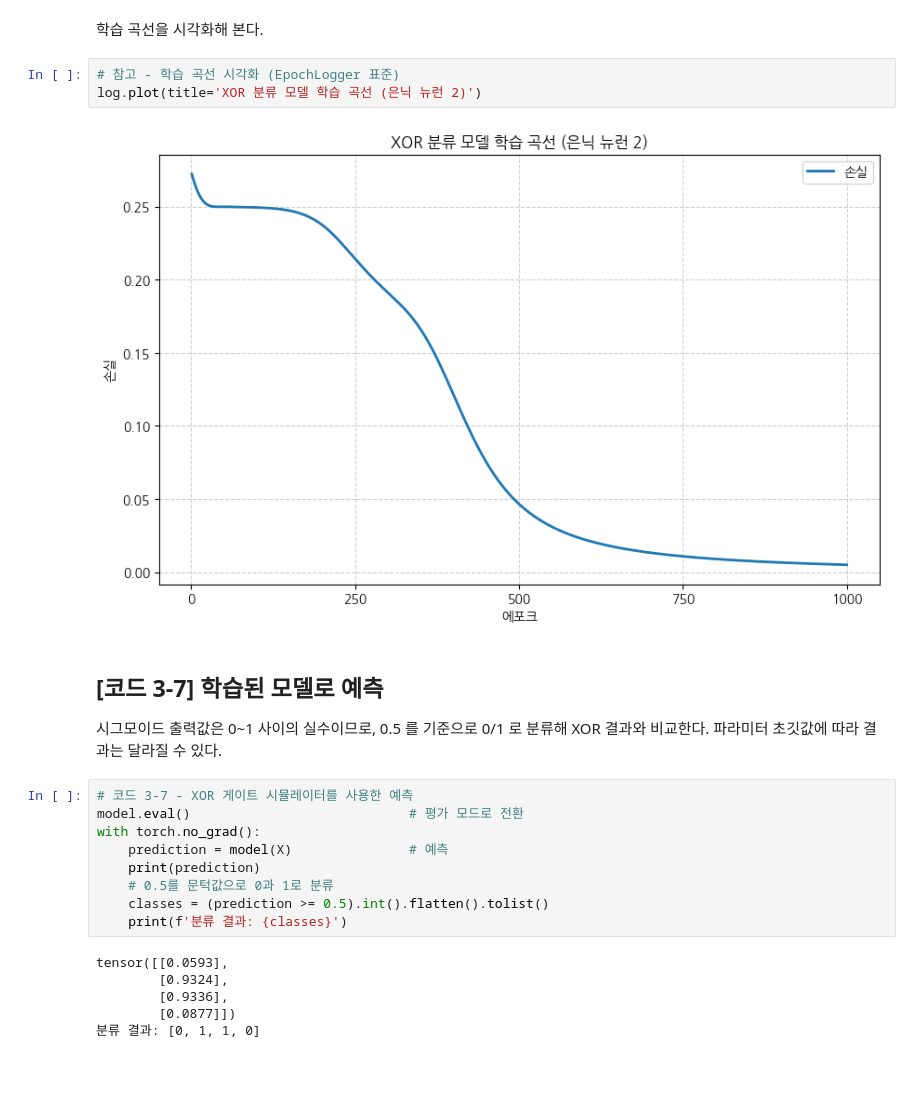
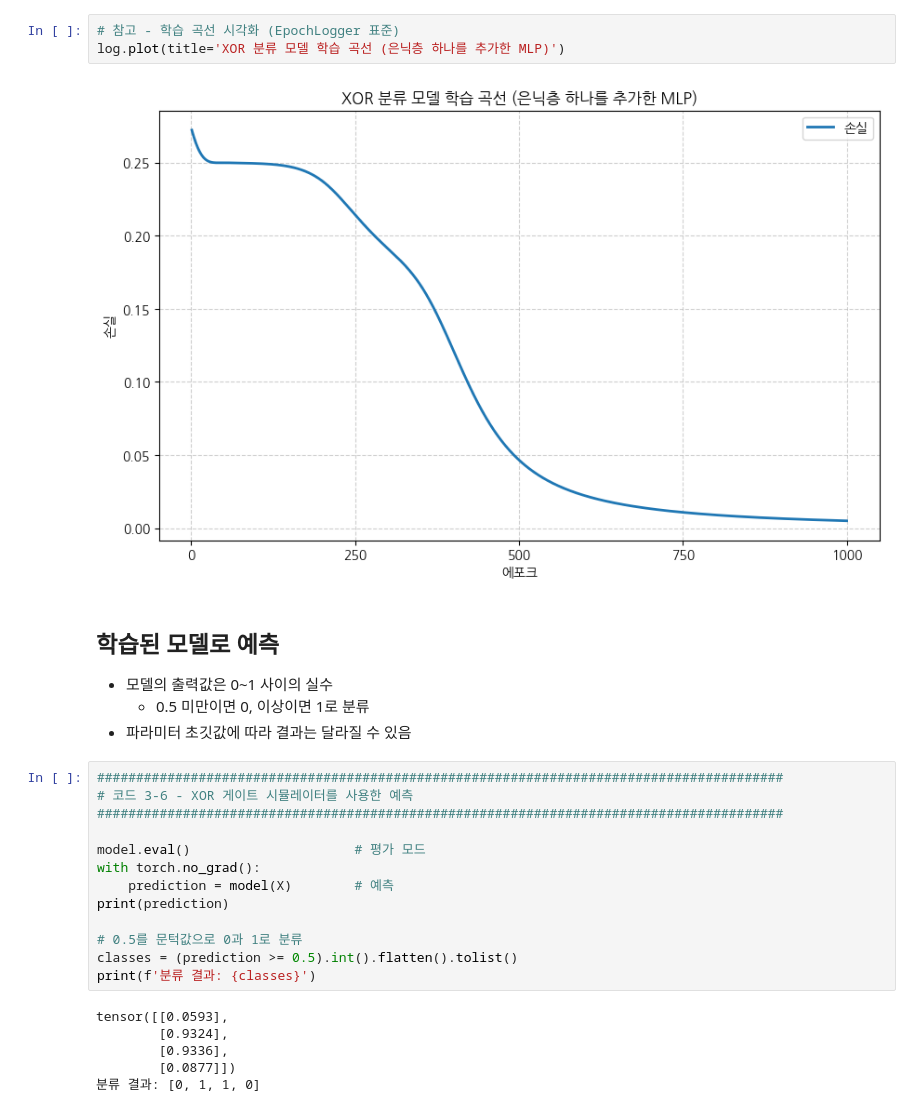
Before and after one commit to crapas/dl-pytorch, a Jupyter notebook: code_examples/ch03/03-02_example.ipynb, the cells around one changed output. Saved outputs shown, nothing was run; the diff lists cells and outputs as text; blank space fills up the shorter version.

```diff
--- a/code_examples/ch03/03-02_example.ipynb
+++ b/code_examples/ch03/03-02_example.ipynb
@@ -213,23 +232,26 @@ log = train(model, X, Y_true, criterion, optimizer, EPOCHS)
-# %% [markdown]
-학습 곡선을 시각화해 본다.
 # %%
 # 참고 - 학습 곡선 시각화 (EpochLogger 표준)
-log.plot(title='XOR 분류 모델 학습 곡선 (은닉 뉴런 2)')
+log.plot(title='XOR 분류 모델 학습 곡선 (은닉층 하나를 추가한 MLP)')
 # %% [output]
-[figure, old version]
+[figure, new version]
 # %% [markdown]
-## [코드 3-7] 학습된 모델로 예측
-
-시그모이드 출력값은 0~1 사이의 실수이므로, 0.5 를 기준으로 0/1 로 분류해 XOR 결과와 비교한다. 파라미터 초깃값에 따라 결과는 달라질 수 있다.
+## 학습된 모델로 예측
+- 모델의 출력값은 0~1 사이의 실수
+    - 0.5 미만이면 0, 이상이면 1로 분류
+- 파라미터 초깃값에 따라 결과는 달라질 수 있음
 # %%
-# 코드 3-7 - XOR 게이트 시뮬레이터를 사용한 예측
-model.eval()                            # 평가 모드로 전환
+########################################################################################
+# 코드 3-6 - XOR 게이트 시뮬레이터를 사용한 예측
+########################################################################################
+
+model.eval()                     # 평가 모드
 with torch.no_grad():
-    prediction = model(X)               # 예측
-    print(prediction)
-    # 0.5를 문턱값으로 0과 1로 분류
-    classes = (prediction >= 0.5).int().flatten().tolist()
-    print(f'분류 결과: {classes}')
+    prediction = model(X)        # 예측
+print(prediction)
+
+# 0.5를 문턱값으로 0과 1로 분류
+classes = (prediction >= 0.5).int().flatten().tolist()
+print(f'분류 결과: {classes}')
 # %% [output]
 tensor([[0.0593],
         [0.9324],
```
Also changed, not shown: parts of 31 cells of this notebook, 4 other files.
